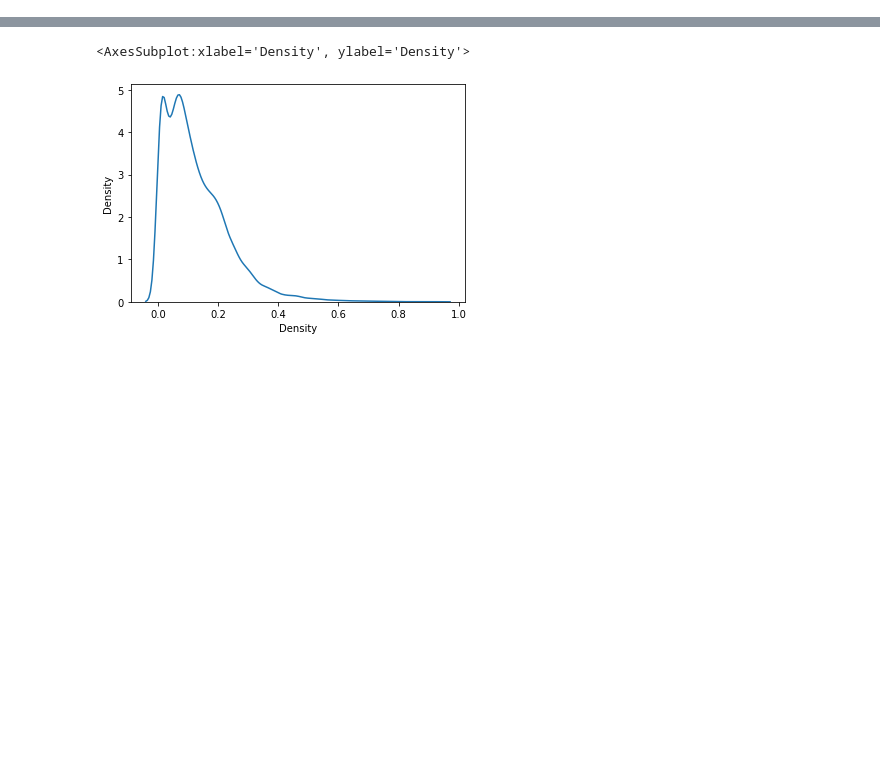
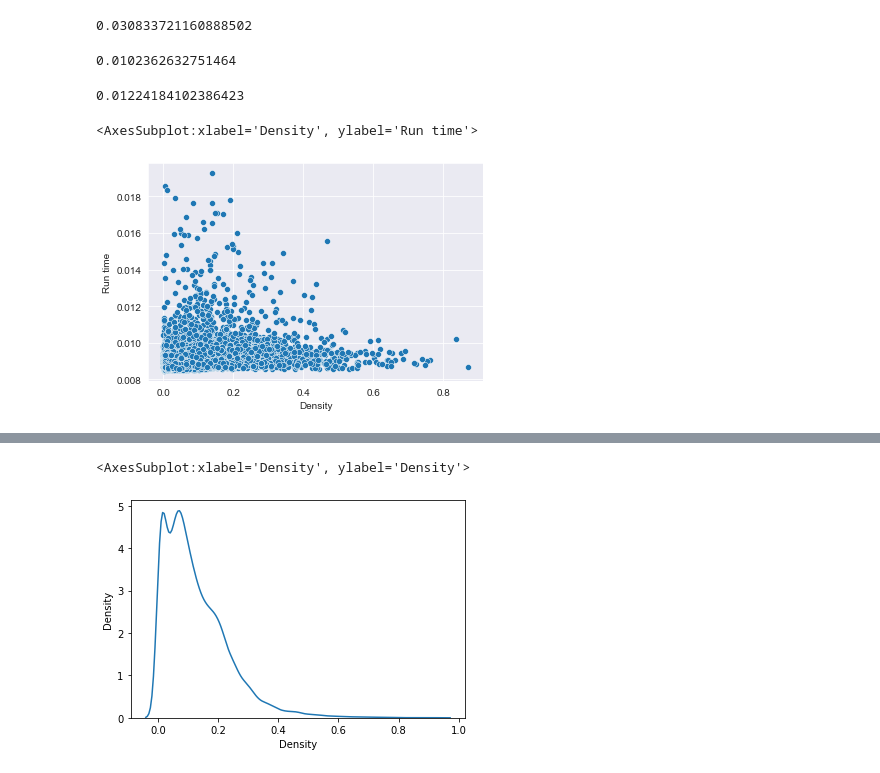
Before and after one commit to HarmoniaLeo/prophesee-automotive-dataset-toolbox, a Jupyter notebook: experiments.ipynb, the cells around one changed output, grey strips where cells are left out. Cells and saved outputs as stored; diff of their text form; code cells hidden in the pictures; blank space fills up the shorter version.

```diff
--- a/experiments.ipynb
+++ b/experiments.ipynb
@@ -48,0 +68,8 @@ sns.histplot(joined["Map_y"] - joined["Map_x"])
+# %%
+import seaborn as sns
+import matplotlib.pyplot as plt
+sns.set_style("darkgrid")
+# %%
+basic["Run time"] = basic["Infer time"] + basic["Generate volume time"]
+# %%
+basic_Run_time = basic["Run time"][basic["Run time"]!=basic["Run time"].max()]
@@ -48,0 +92,21 @@ sns.histplot(joined["Map_y"] - joined["Map_x"])
+# %%
+taf_Run_time.max()
+# %% [output]
+0.030833721160888502
+# %%
+taf_Run_time.min()
+# %% [output]
+0.0102362632751464
+# %%
+taf_Run_time.mean()
+# %% [output]
+0.01224184102386423
+# %%
+taf = taf.merge(den_test,left_on=["File name","Time stamp"],right_on=["File name","Time stamp"])
+basic = basic.merge(den_test,left_on=["File name","Time stamp"],right_on=["File name","Time stamp"])
+# %%
+basic_density = basic["Density"][basic["Run time"]!=basic["Run time"].max()]
+sns.scatterplot(x=basic_density,y=basic_Run_time)
+# %% [output]
+<AxesSubplot:xlabel='Density', ylabel='Run time'>
+[figure, added]
```
Also changed, not shown: parts of 55 cells of this notebook, 1 other file.
